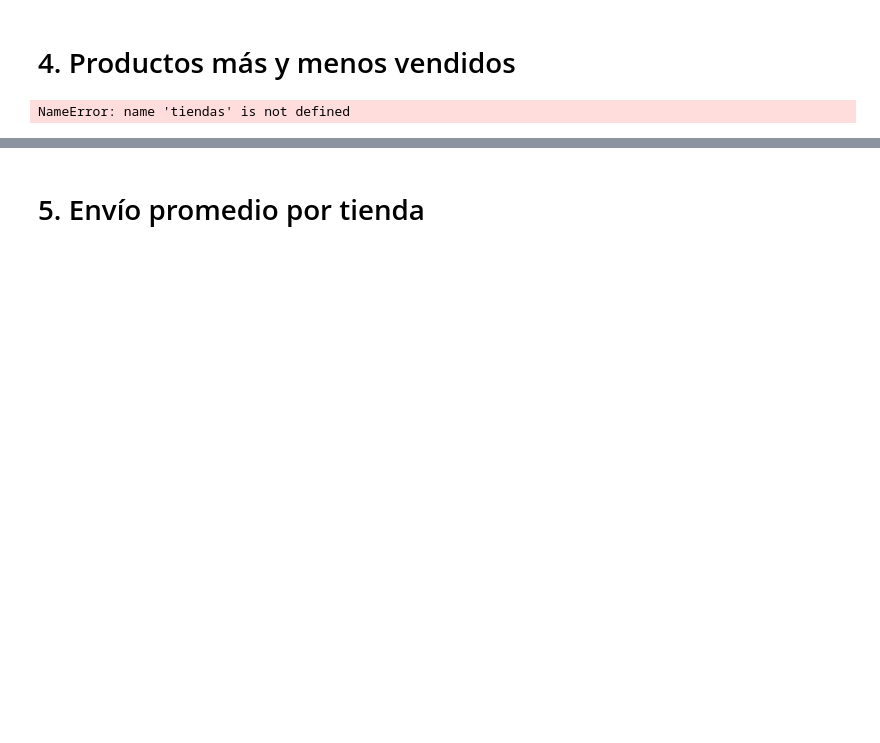
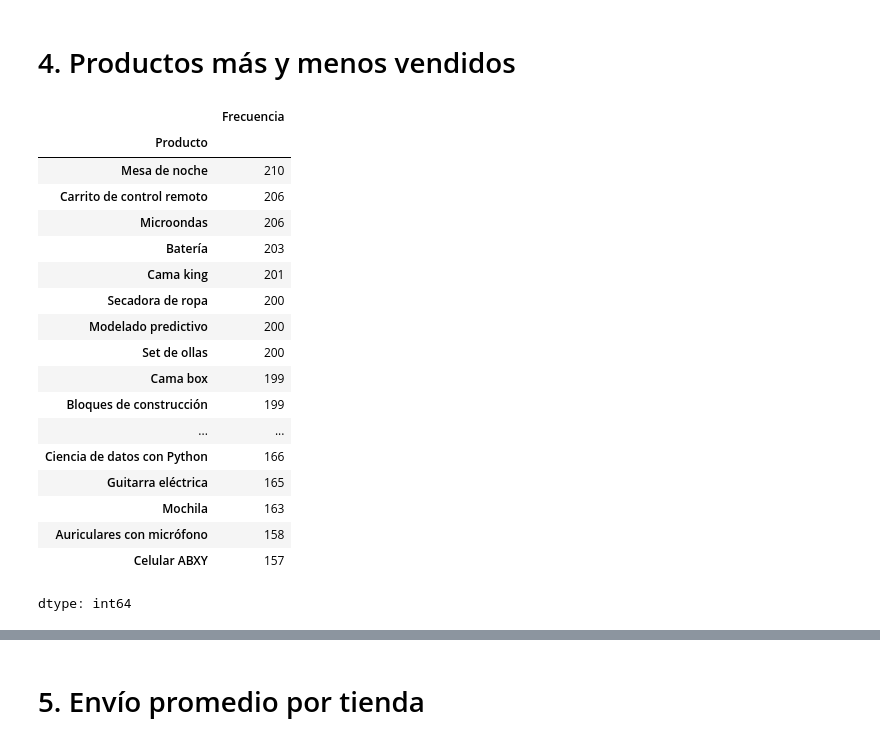
Before and after one commit to JairoCJN/Store-Analysis, a Jupyter notebook: challenge1-data-science-latam/AluraStoreLatam.ipynb, the cells around one changed output, grey strips where cells are left out. Saved outputs shown, nothing was run; the diff lists cells and outputs as text; code cells hidden in the pictures; blank space fills up the shorter version.

```diff
--- a/challenge1-data-science-latam/AluraStoreLatam.ipynb
+++ b/challenge1-data-science-latam/AluraStoreLatam.ipynb
@@ -80,7 +280,25 @@ plt.bar_label(barras)
 # %% [markdown]
 # 4. Productos más y menos vendidos
-# %%
-Productos=tiendas.groupby("Productos").count()
-productos
-# %% [output]
-NameError: name 'tiendas' is not defined
+# %%
+df_productos = tiendas["Producto"].value_counts().rename("Frecuencia")
+df_productos
+# %% [output]
+|  | Frecuencia |
+| Producto |  |
+| Mesa de noche | 210 |
+| Carrito de control remoto | 206 |
+| Microondas | 206 |
+| Batería | 203 |
+| Cama king | 201 |
+| Secadora de ropa | 200 |
+| Modelado predictivo | 200 |
+| Set de ollas | 200 |
+| Cama box | 199 |
+| Bloques de construcción | 199 |
+| ... | ... |
+| Ciencia de datos con Python | 166 |
+| Guitarra eléctrica | 165 |
+| Mochila | 163 |
+| Auriculares con micrófono | 158 |
+| Celular ABXY | 157 |
+dtype: int64
```
Also changed, not shown: parts of 12 cells of this notebook.
